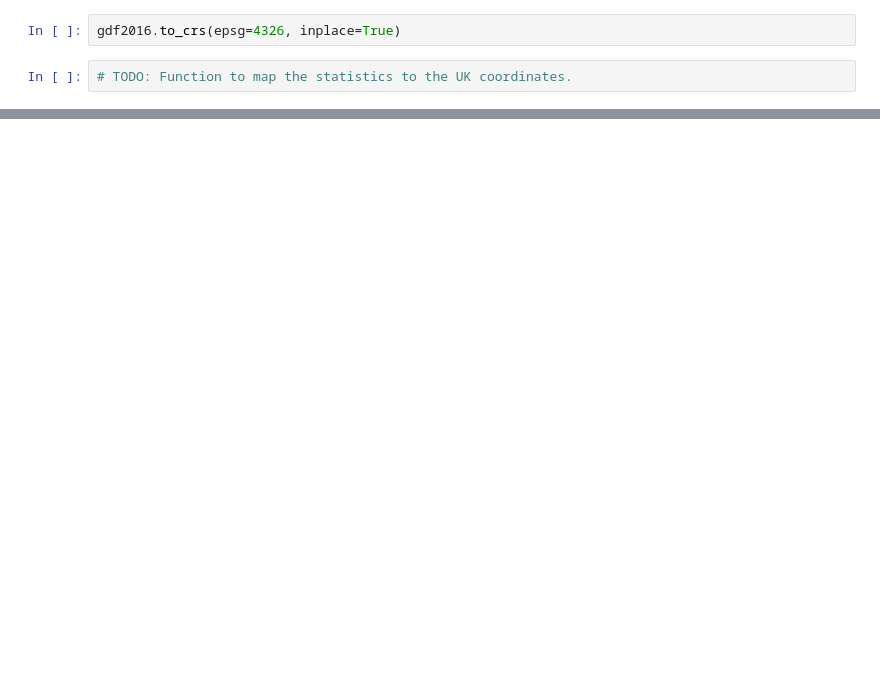
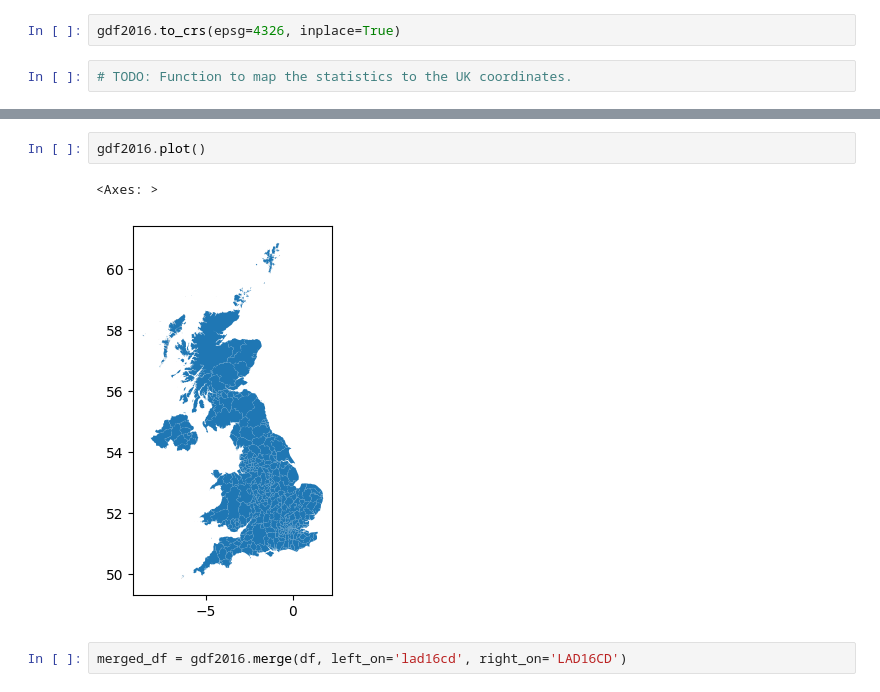
Before and after one commit to DolanDack/datasets, a Jupyter notebook: Causality Example.ipynb, the cells around one changed output, grey strips where cells are left out. Cells and saved outputs as stored; diff of their text form; blank space fills up the shorter version.

```diff
--- a/Causality Example.ipynb
+++ b/Causality Example.ipynb
@@ -55,0 +72,7 @@ df.iloc[:, 290:304]
+# %%
+gdf2016.plot()
+# %% [output]
+<Axes: >
+[figure, added]
+# %%
+merged_df = gdf2016.merge(df, left_on='lad16cd', right_on='LAD16CD')
```
Also changed, not shown: parts of 27 cells of this notebook, 3 other files.
